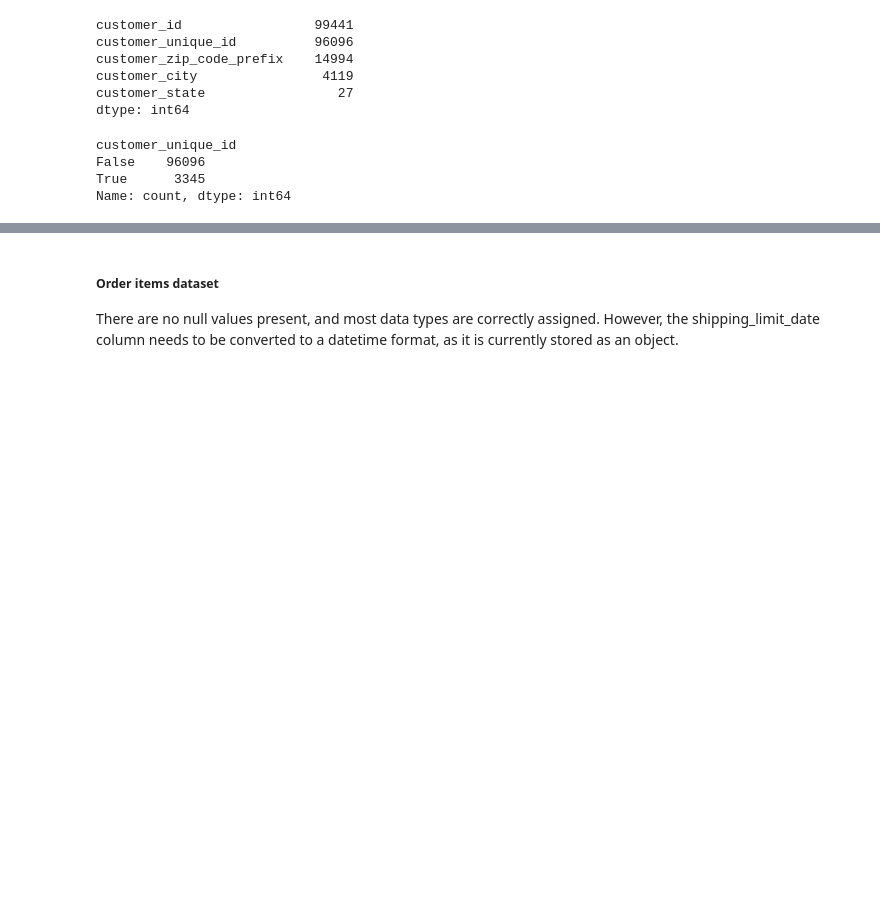
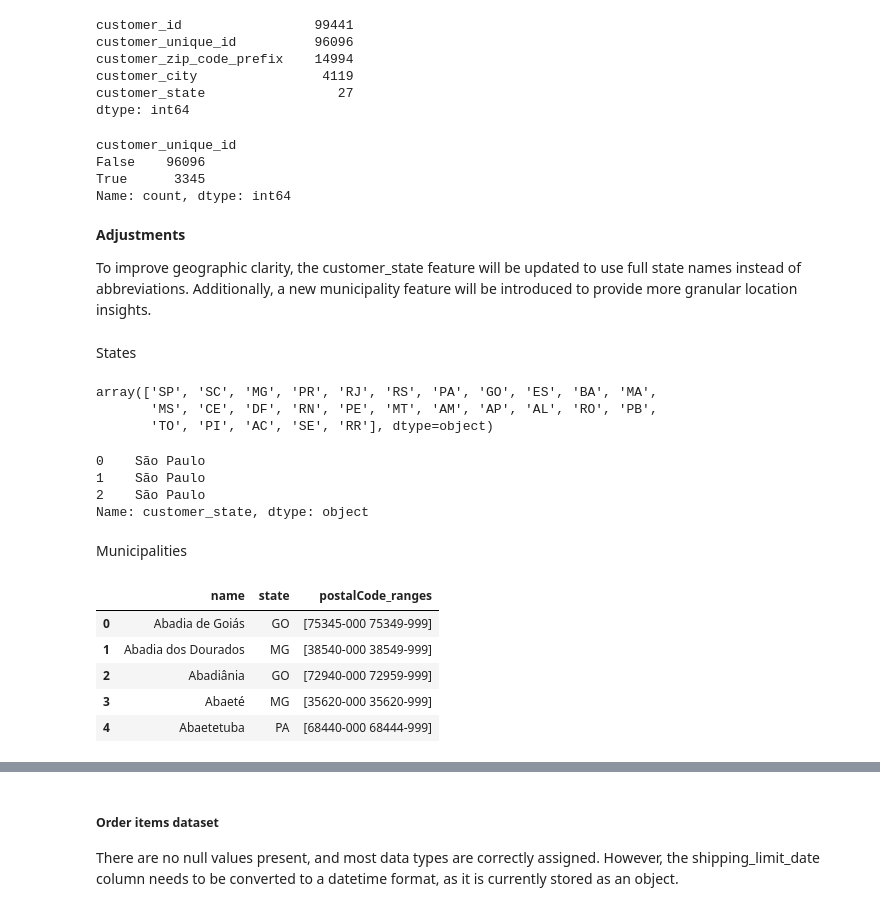
Before and after one commit to alfalfal/business_performance_analysis, a Jupyter notebook: EDA-and-modeling.ipynb, the cells around one changed output, grey strips where cells are left out. Saved outputs shown, nothing was run; the diff lists cells and outputs as text; code cells hidden in the pictures; blank space fills up the shorter version.

```diff
--- a/EDA-and-modeling.ipynb
+++ b/EDA-and-modeling.ipynb
@@ -97,3 +97,56 @@ customer_unique_id
 False    96096
 True      3345
 Name: count, dtype: int64
+# %% [markdown]
+**Adjustments**
+
+To improve geographic clarity, the customer_state feature will be updated to use full state names instead of abbreviations.
+Additionally, a new municipality feature will be introduced to provide more granular location insights.
+# %% [markdown]
+States
+# %%
+# CHECK ACTUAL VALUES WITHIN THE CUSTOMER STATE FEATURE
+
+customers['customer_state'].unique()
+# %% [output]
+array(['SP', 'SC', 'MG', 'PR', 'RJ', 'RS', 'PA', 'GO', 'ES', 'BA', 'MA',
+       'MS', 'CE', 'DF', 'RN', 'PE', 'MT', 'AM', 'AP', 'AL', 'RO', 'PB',
+       'TO', 'PI', 'AC', 'SE', 'RR'], dtype=object)
+# %%
+# DEFINE A DICTIONARY WITH THE STATE ABBREVIATION AND ACTUAL NAME
+
+brasil_states = {
+    'AC': 'Acre', 'AL': 'Alagoas', 'AP': 'Amapá', 'AM': 'Amazonas',
+    'BA': 'Bahia', 'CE': 'Ceará', 'DF': 'Distrito Federal', 'ES': 'Espírito Santo',
+    'GO': 'Goiás', 'MA': 'Maranhão', 'MT': 'Mato Grosso', 'MS': 'Mato Grosso do Sul',
+    'MG': 'Minas Gerais', 'PA': 'Pará', 'PB': 'Paraíba', 'PR': 'Paraná',
+    'PE': 'Pernambuco', 'PI': 'Piauí', 'RJ': 'Rio de Janeiro', 'RN': 'Rio Grande do Norte',
+    'RS': 'Rio Grande do Sul', 'RO': 'Rondônia', 'RR': 'Roraima', 'SC': 'Santa Catarina',
+    'SP': 'São Paulo', 'SE': 'Sergipe', 'TO': 'Tocantins'
+}
+
+# REPLACE ABBREVIATION BY ACTUAL STATE NAMES
+
+customers['customer_state'] = customers['customer_state'].map(brasil_states)
+
+# CHECK ADJUSTMENT
+
+print(customers['customer_state'].head(3))
+# %% [output]
+0    São Paulo
+1    São Paulo
+2    São Paulo
+Name: customer_state, dtype: object
+# %% [markdown]
+Municipalities
+# %%
+brasil_municipalities = pd.read_csv('https://raw.githubusercontent.com/datasets-br/city-codes/refs/heads/master/data/br-city-codes.csv', usecols= ['name', 'state', 'postalCode_ranges'])
+
+brasil_municipalities.head()
+# %% [output]
+|  | name | state | postalCode_ranges |
+| 0 | Abadia de Goiás | GO | [75345-000 75349-999] |
+| 1 | Abadia dos Dourados | MG | [38540-000 38549-999] |
+| 2 | Abadiânia | GO | [72940-000 72959-999] |
+| 3 | Abaeté | MG | [35620-000 35620-999] |
+| 4 | Abaetetuba | PA | [68440-000 68444-999] |
```
Also changed, not shown: parts of 3 cells of this notebook, 2 other files.
